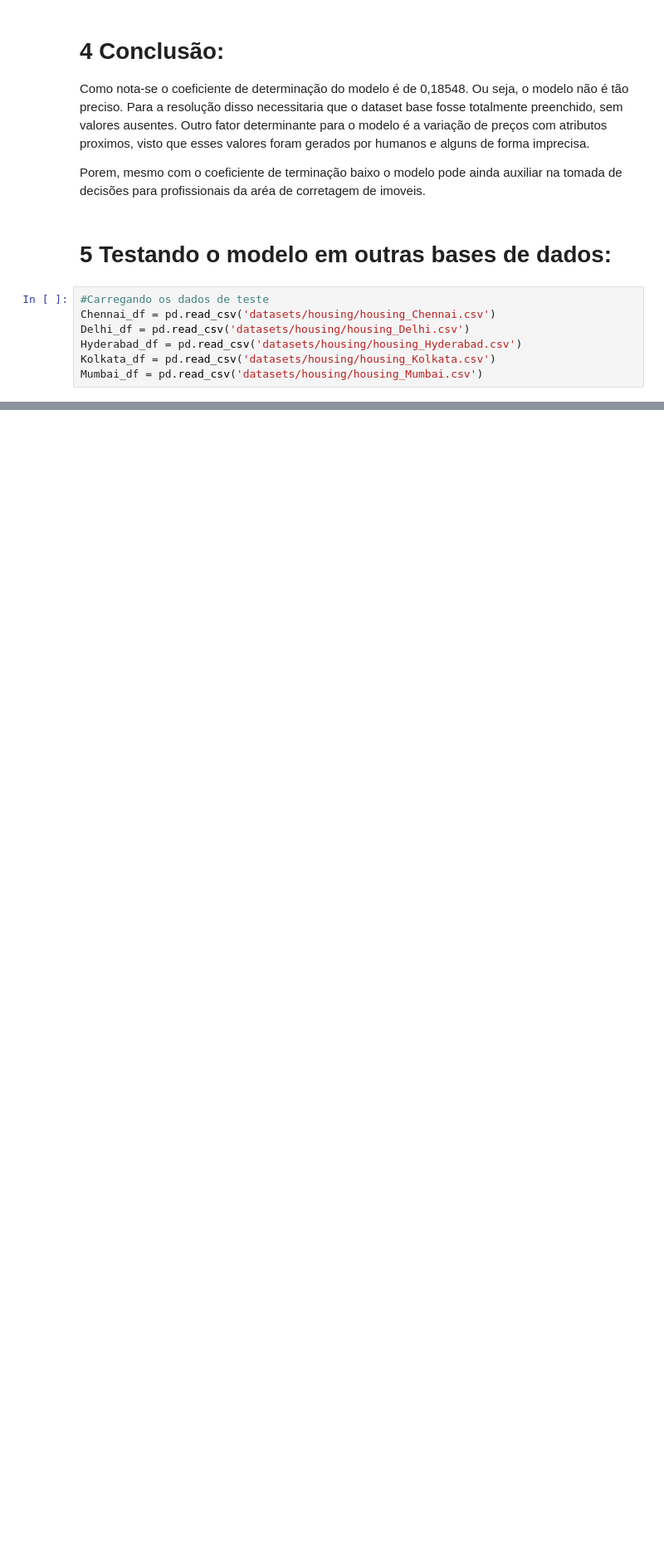
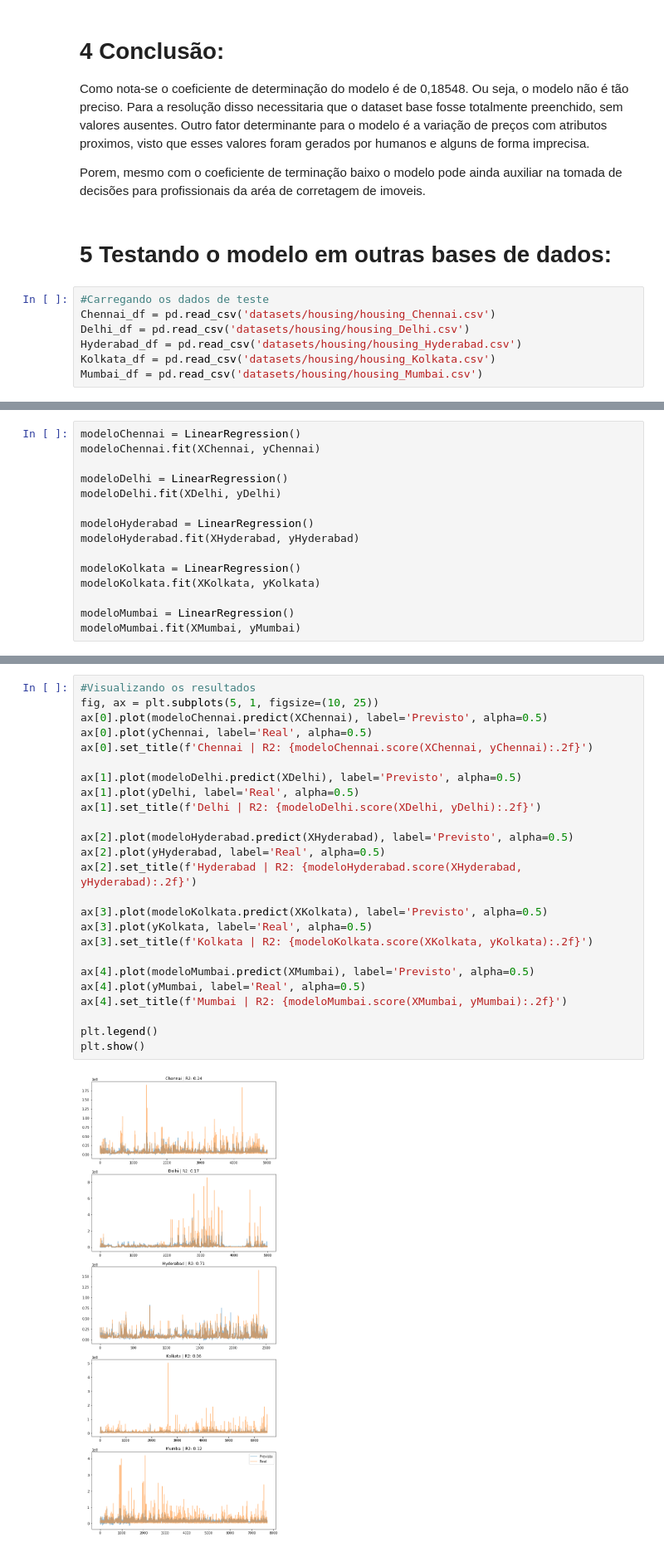
Before and after one commit to JonasFOliveira/Portifolio, a Jupyter notebook: housing_prices.ipynb, the cells around one changed output, grey strips where cells are left out. Shown at 83% size. Drawn from its saved outputs; the diff is of its cells as text; blank space fills up the shorter version.

Commit message:
Testando outras base de dados com o modelo de regressão linear

```diff
--- a/housing_prices.ipynb
+++ b/housing_prices.ipynb
@@ -345,0 +400,15 @@ Mumbai_df = pd.read_csv('datasets/housing/housing_Mumbai.csv')
+# %%
+modeloChennai = LinearRegression()
+modeloChennai.fit(XChennai, yChennai)
+
+modeloDelhi = LinearRegression()
+modeloDelhi.fit(XDelhi, yDelhi)
+
+modeloHyderabad = LinearRegression()
+modeloHyderabad.fit(XHyderabad, yHyderabad)
+
+modeloKolkata = LinearRegression()
+modeloKolkata.fit(XKolkata, yKolkata)
+
+modeloMumbai = LinearRegression()
+modeloMumbai.fit(XMumbai, yMumbai)
@@ -345,0 +485,27 @@ Mumbai_df = pd.read_csv('datasets/housing/housing_Mumbai.csv')
+# %%
+#Visualizando os resultados
+fig, ax = plt.subplots(5, 1, figsize=(10, 25))
+ax[0].plot(modeloChennai.predict(XChennai), label='Previsto', alpha=0.5)
+ax[0].plot(yChennai, label='Real', alpha=0.5)
+ax[0].set_title(f'Chennai | R2: {modeloChennai.score(XChennai, yChennai):.2f}')
+
+ax[1].plot(modeloDelhi.predict(XDelhi), label='Previsto', alpha=0.5)
+ax[1].plot(yDelhi, label='Real', alpha=0.5)
+ax[1].set_title(f'Delhi | R2: {modeloDelhi.score(XDelhi, yDelhi):.2f}')
+
+ax[2].plot(modeloHyderabad.predict(XHyderabad), label='Previsto', alpha=0.5)
+ax[2].plot(yHyderabad, label='Real', alpha=0.5)
+ax[2].set_title(f'Hyderabad | R2: {modeloHyderabad.score(XHyderabad, yHyderabad):.2f}')
+
+ax[3].plot(modeloKolkata.predict(XKolkata), label='Previsto', alpha=0.5)
+ax[3].plot(yKolkata, label='Real', alpha=0.5)
+ax[3].set_title(f'Kolkata | R2: {modeloKolkata.score(XKolkata, yKolkata):.2f}')
+
+ax[4].plot(modeloMumbai.predict(XMumbai), label='Previsto', alpha=0.5)
+ax[4].plot(yMumbai, label='Real', alpha=0.5)
+ax[4].set_title(f'Mumbai | R2: {modeloMumbai.score(XMumbai, yMumbai):.2f}')
+
+plt.legend()
+plt.show()
+# %% [output]
+[figure, added]
```
Also changed, not shown: parts of 10 cells of this notebook.
